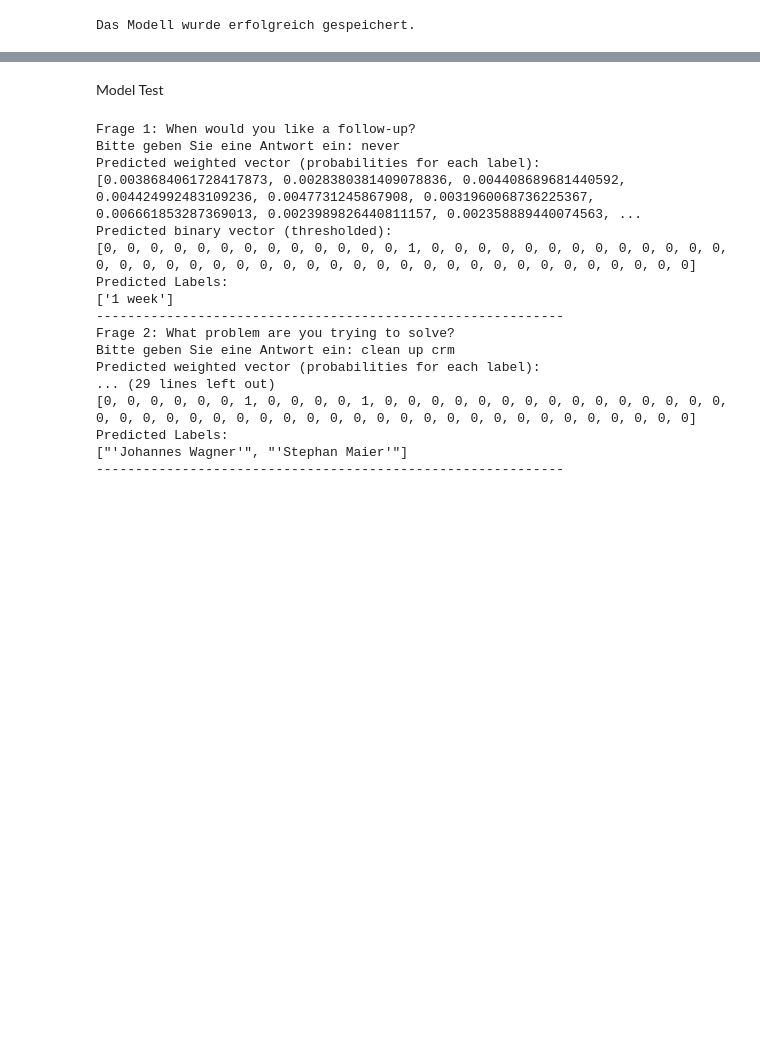
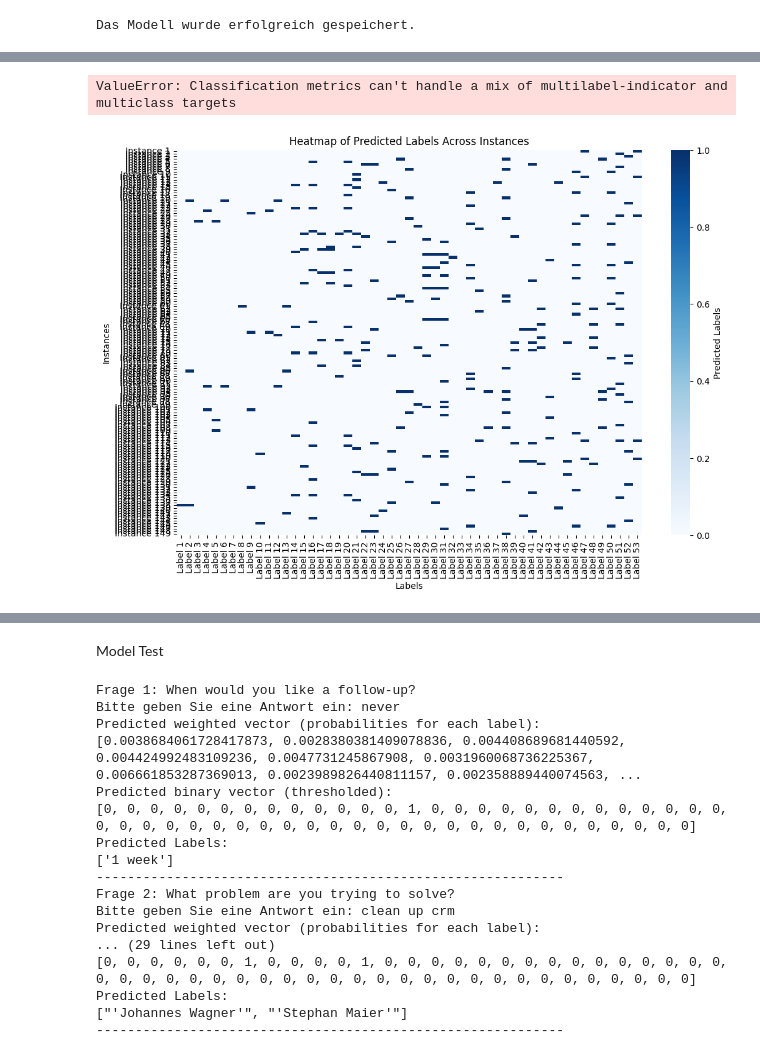
Before and after one commit to Michel-p16/PDS-Project, a Jupyter notebook: Capstone_Project.ipynb, the cells around one changed output, grey strips where cells are left out. Cells and saved outputs as stored; diff of their text form; code cells hidden in the pictures; blank space fills up the shorter version.

```diff
--- a/Capstone_Project.ipynb
+++ b/Capstone_Project.ipynb
@@ -1259,0 +1194,7 @@ Das Modell wurde erfolgreich gespeichert.
+# %%
+# Evaluate the model on the test set
+predictions_roberta_multi_select = trainer_roberta_multi_select.predict(tokenized_dataset_multi_select_roberta["test"])
+
+# Extract predictions & true labels
+y_pred_roberta_multi_select = np.argmax(predictions_roberta_multi_select.predictions, axis=1)  # Get predicted class labels
+y_true_roberta_multi_select = predictions_roberta_multi_select.label_ids  # True labels
@@ -1259,0 +1203,28 @@ Das Modell wurde erfolgreich gespeichert.
+# %%
+# Compute confusion matrix
+cm = confusion_matrix(y_true_roberta_multi_select, y_pred_roberta_multi_select)
+
+# Plot confusion matrix
+plt.figure(figsize=(12, 8))
+sns.heatmap(cm, annot=True, fmt="d", cmap="Blues",
+            xticklabels=True, yticklabels=True,
+            cbar_kws={"label": "Intensity"})
+
+# ✅ Fix x-axis cropping issue
+plt.xticks(rotation=45)  # Rotate x-axis labels for better visibility
+plt.yticks(rotation=0)    # Keep y-axis labels straight
+
+plt.xlabel("Predicted Label")
+plt.ylabel("True Label")
+plt.title("Confusion Matrix - RoBERTa Model Multi Select")
+
+# ✅ Save the confusion matrix before showing
+confusion_matrix_roberta_multi_select_path = "/content/drive/MyDrive/CapStone_models/confusion_matrix_roberta_multi_select.png"
+plt.savefig(confusion_matrix_roberta_multi_select_path, bbox_inches="tight", dpi=300)  # Use dpi=300 for high quality
+
+print(f"Confusion matrix saved at: {confusion_matrix_roberta_single_select_path}")
+
+# Show the plot
+plt.show()
+# %% [output]
+ValueError: Classification metrics can't handle a mix of multilabel-indicator and multiclass targets
@@ -1259,0 +1268,14 @@ Das Modell wurde erfolgreich gespeichert.
+# %%
+import seaborn as sns
+import matplotlib.pyplot as plt
+
+# Create a heatmap for predicted labels across all instances
+plt.figure(figsize=(12, 8))
+sns.heatmap(y_pred_roberta_multi_select, annot=False, cmap="Blues", cbar_kws={'label': 'Predicted Labels'},
+            xticklabels=[f'Label {i+1}' for i in range(n_labels)], yticklabels=[f'Instance {i+1}' for i in range(len(y_pred_roberta_multi_select))])
+plt.title('Heatmap of Predicted Labels Across Instances')
+plt.xlabel('Labels')
+plt.ylabel('Instances')
+plt.show()
+# %% [output]
+[figure, added]
```
Also changed, not shown: parts of 22 cells of this notebook.
